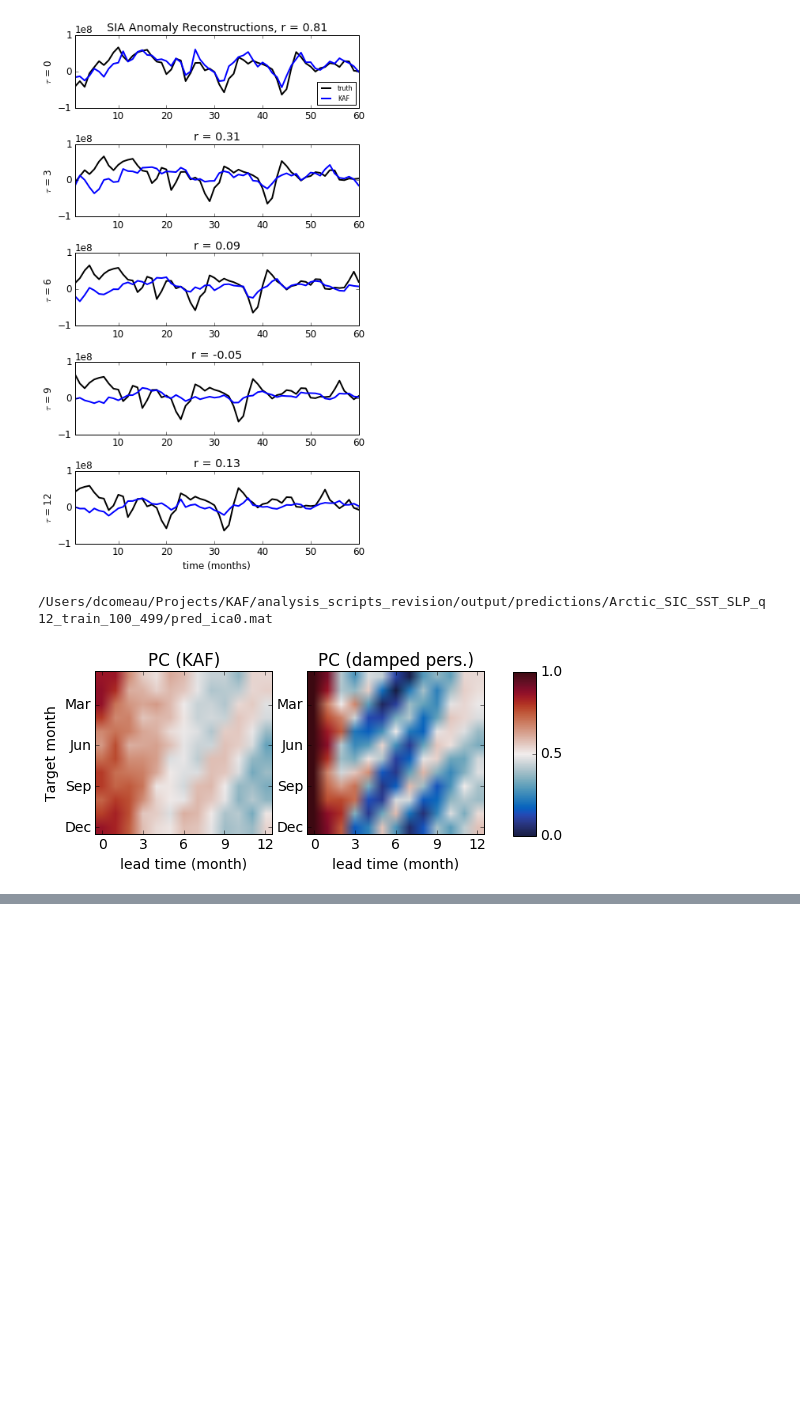
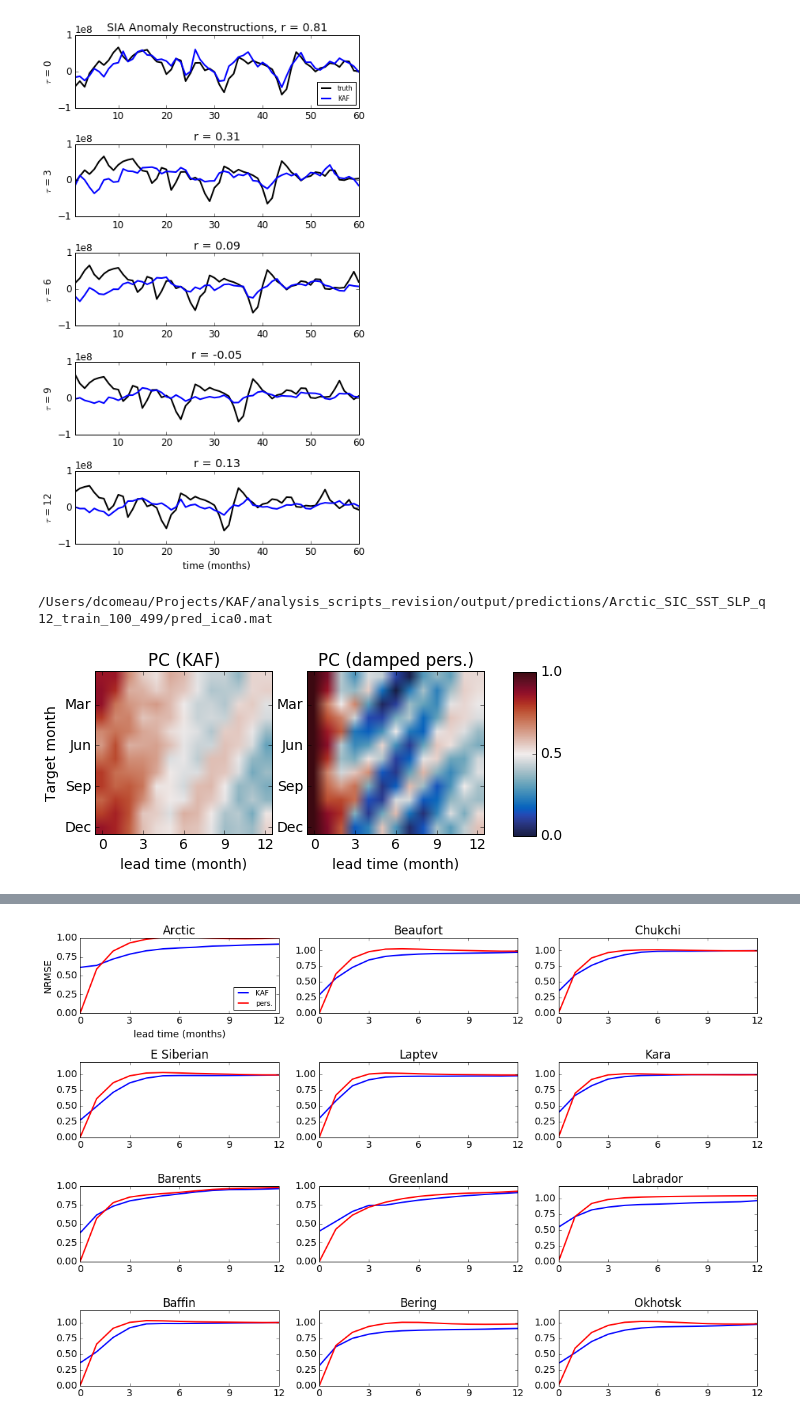
Before and after one commit to darincomeau/KAF_ASIA, a Jupyter notebook: make_figures_revision.ipynb, the cells around one changed output, grey strips where cells are left out. Saved outputs shown, nothing was run; the diff lists cells and outputs as text; code cells hidden in the pictures; blank space fills up the shorter version.

```diff
--- a/make_figures_revision.ipynb
+++ b/make_figures_revision.ipynb
@@ -628,7 +626,8 @@ plt.title('Arctic')
 plt.xticks([0, 3, 6, 9, 12])
 plt.xlim(0, 12)
 plt.xlabel('lead time (months)')
-plt.yticks([0, 0.005, 0.01, 0.015, 0.02, 0.025])
+plt.yticks([0, 0.25, 0.5, 0.75, 1])
+plt.ylim(0,1)
 # plt.ylabel(r'RMSE (km$^2$)')
 plt.ylabel('NRMSE')
 plt.legend(loc='lower right', prop={'size': 10})
@@ -639,7 +638,8 @@ plt.plot(tt, pred_panel_4_rmsP, 'r', label='pers.')
 plt.title('Beaufort')
 plt.xticks([0, 3, 6, 9, 12])
 plt.xlim(0, 12)
-plt.yticks([0, 0.005, 0.01, 0.015, 0.02, 0.025])
+plt.yticks([0, 0.25, 0.5, 0.75, 1])
+# plt.ylim(0,1)
 
 plt.subplot(4, 3, 3)
 plt.plot(tt, pred_panel_3_rms, 'b', label='KAF')
@@ -647,7 +647,8 @@ plt.plot(tt, pred_panel_3_rmsP, 'r', label='pers.')
 plt.title('Chukchi')
 plt.xticks([0, 3, 6, 9, 12])
 plt.xlim(0, 12)
-plt.yticks([0, 0.005, 0.01, 0.015, 0.02, 0.025])
+plt.yticks([0, 0.25, 0.5, 0.75, 1])
+# plt.ylim(0,1)
 
 plt.subplot(4, 3, 4)
 plt.plot(tt, pred_panel_6_rms, 'b', label='KAF')
@@ -655,7 +656,8 @@ plt.plot(tt, pred_panel_6_rmsP, 'r', label='pers.')
 plt.title('E Siberian')
 plt.xticks([0, 3, 6, 9, 12])
 plt.xlim(0, 12)
-plt.yticks([0, 0.005, 0.01, 0.015, 0.02, 0.025])
+plt.yticks([0, 0.25, 0.5, 0.75, 1])
+# plt.ylim(0,1)
 
 plt.subplot(4, 3, 5)
 plt.plot(tt, pred_panel_7_rms, 'b', label='KAF')
@@ -663,7 +665,8 @@ plt.plot(tt, pred_panel_7_rmsP, 'r', label='pers.')
 plt.title('Laptev')
 plt.xticks([0, 3, 6, 9, 12])
 plt.xlim(0, 12)
-plt.yticks([0, 0.005, 0.01, 0.015, 0.02, 0.025])
+plt.yticks([0, 0.25, 0.5, 0.75, 1])
+# plt.ylim(0,1)
 
 plt.subplot(4, 3, 6)
 plt.plot(tt, pred_panel_10_rms, 'b', label='KAF')
@@ -671,7 +674,8 @@ plt.plot(tt, pred_panel_10_rmsP, 'r', label='pers.')
 plt.title('Kara')
 plt.xticks([0, 3, 6, 9, 12])
 plt.xlim(0, 12)
-plt.yticks([0, 0.005, 0.01, 0.015, 0.02, 0.025])
+plt.yticks([0, 0.25, 0.5, 0.75, 1])
+# plt.ylim(0,1)
 
 plt.subplot(4, 3, 7)
 plt.plot(tt, pred_panel_9_rms, 'b', label='KAF')
@@ -679,7 +683,8 @@ plt.plot(tt, pred_panel_9_rmsP, 'r', label='pers.')
 plt.title('Barents')
 plt.xticks([0, 3, 6, 9, 12])
 plt.xlim(0, 12)
-plt.yticks([0, 0.005, 0.01, 0.015, 0.02, 0.025])
+plt.yticks([0, 0.25, 0.5, 0.75, 1])
+# plt.ylim(0,1)
 
 plt.subplot(4, 3, 8)
 plt.plot(tt, pred_panel_11_rms, 'b', label='KAF')
@@ -687,43 +692,50 @@ plt.plot(tt, pred_panel_11_rmsP, 'r', label='pers.')
 plt.title('Greenland')
 plt.xticks([0, 3, 6, 9, 12])
 plt.xlim(0, 12)
-plt.yticks([0, 0.005, 0.01, 0.015, 0.02, 0.025])
+plt.yticks([0, 0.25, 0.5, 0.75, 1])
+# plt.ylim(0,1)
 
 plt.subplot(4, 3, 9)
 plt.plot(tt, pred_panel_13_rms, 'b', label='KAF')
 plt.plot(tt, pred_panel_13_rmsP, 'r', label='pers.')
 plt.title('Labrador')
 plt.xticks([0, 3, 6, 9, 12])
 plt.xlim(0, 12)
-plt.yticks([0, 0.005, 0.01, 0.015, 0.02, 0.025])
+plt.yticks([0, 0.25, 0.5, 0.75, 1])
+# plt.ylim(0,1)
 
 plt.subplot(4, 3, 10)
 plt.plot(tt, pred_panel_12_rms, 'b', label='KAF')
 plt.plot(tt, pred_panel_12_rmsP, 'r', label='pers.')
 plt.title('Baffin')
 plt.xticks([0, 3, 6, 9, 12])
 plt.xlim(0, 12)
-plt.yticks([0, 0.005, 0.01, 0.015, 0.02, 0.025])
+plt.yticks([0, 0.25, 0.5, 0.75, 1])
+# plt.ylim(0,1)
 
 plt.subplot(4, 3, 11)
 plt.plot(tt, pred_panel_15_rms, 'b', label='KAF')
 plt.plot(tt, pred_panel_15_rmsP, 'r', label='pers.')
 plt.title('Bering')
 plt.xticks([0, 3, 6, 9, 12])
 plt.xlim(0, 12)
-plt.yticks([0, 0.005, 0.01, 0.015, 0.02, 0.025])
+plt.yticks([0, 0.25, 0.5, 0.75, 1])
+# plt.ylim(0,1)
 
 plt.subplot(4, 3, 12)
 plt.plot(tt, pred_panel_16_rms, 'b', label='KAF')
 plt.plot(tt, pred_panel_16_rmsP, 'r', label='pers.')
 plt.title('Okhotsk')
 plt.xticks([0, 3, 6, 9, 12])
 plt.xlim(0, 12)
-plt.yticks([0, 0.005, 0.01, 0.015, 0.02, 0.025])
+plt.yticks([0, 0.25, 0.5, 0.75, 1])
+# plt.ylim(0,1)
 
 fig.set_figheight(10)
 fig.set_figwidth(15)
 plt.savefig(SAVE_DIR + 'Fig6.eps', format='eps', dpi=1200)
+# %% [output]
+[figure, added]
 # %%
 """ Figure 7 """
 embedWin = 12
```
Also changed, not shown: parts of 4 cells of this notebook, 3 other files.
